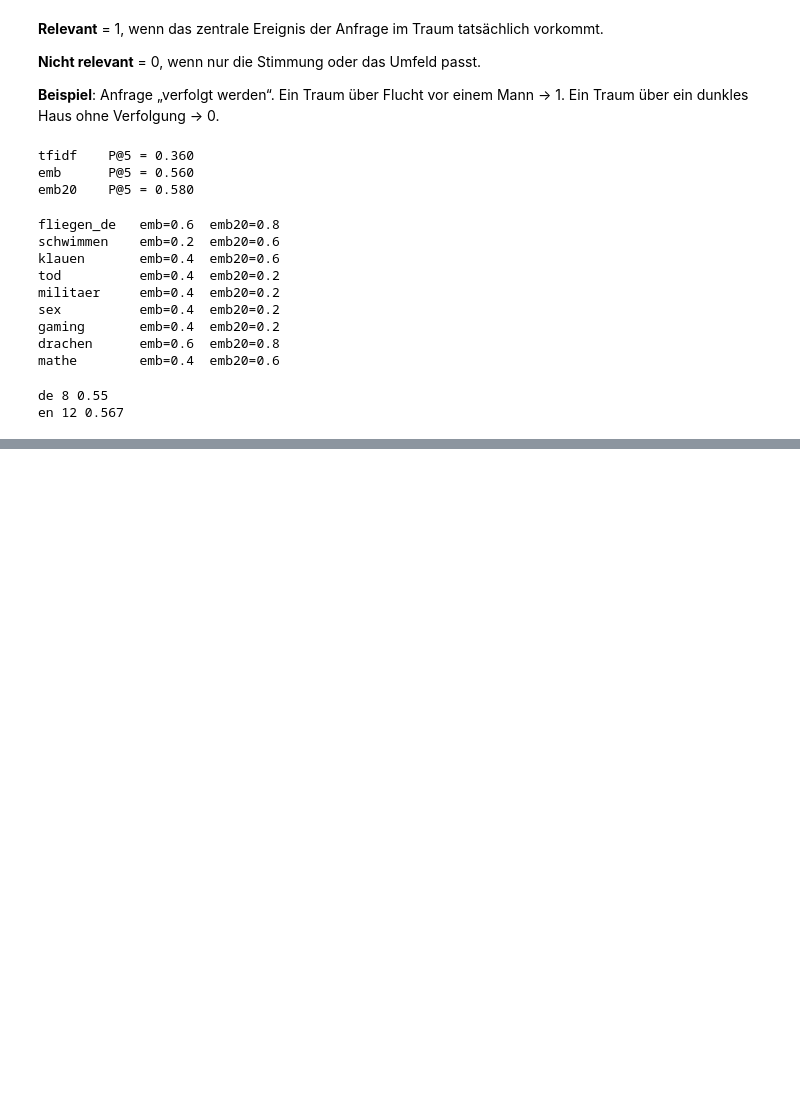
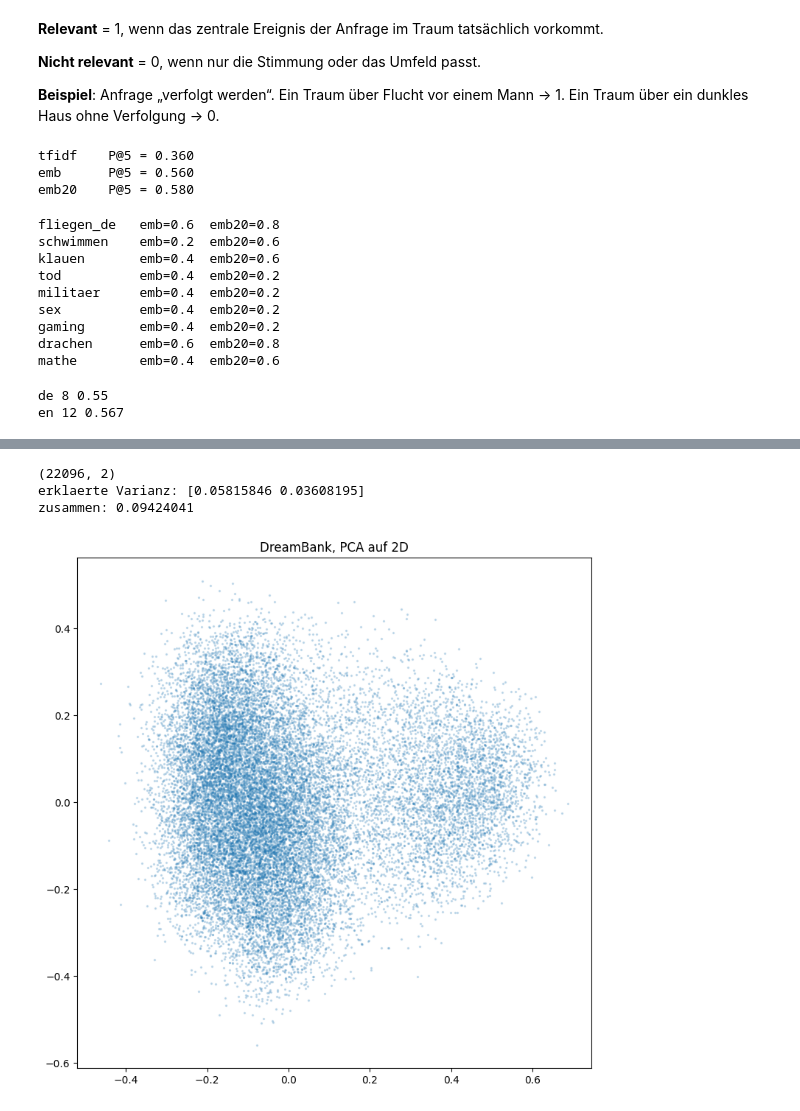
Before and after one commit to Gunnny/dream-atlas, a Jupyter notebook: notebooks/01_explore_data.ipynb, the cells around one changed output, grey strips where cells are left out. Drawn from its saved outputs; the diff is of its cells as text; code cells hidden in the pictures; blank space fills up the shorter version.

```diff
--- a/notebooks/01_explore_data.ipynb
+++ b/notebooks/01_explore_data.ipynb
@@ -348,0 +386,22 @@ en 12 0.567
+# %%
+from sklearn.decomposition import PCA
+
+pca = PCA(n_components=2, random_state=0)
+XY = pca.fit_transform(E)
+
+print(XY.shape)
+print("erklaerte Varianz:", pca.explained_variance_ratio_)
+print("zusammen:", pca.explained_variance_ratio_.sum())
+# %% [output]
+(22096, 2)
+erklaerte Varianz: [0.05815846 0.03608195]
+zusammen: 0.09424041
+# %%
+import matplotlib.pyplot as plt
+
+plt.figure(figsize=(9, 9))
+plt.scatter(XY[:, 0], XY[:, 1], s=2, alpha=0.2)
+plt.title("DreamBank, PCA auf 2D")
+plt.show()
+# %% [output]
+[figure, added]
```
Also changed, not shown: parts of 30 cells of this notebook.
